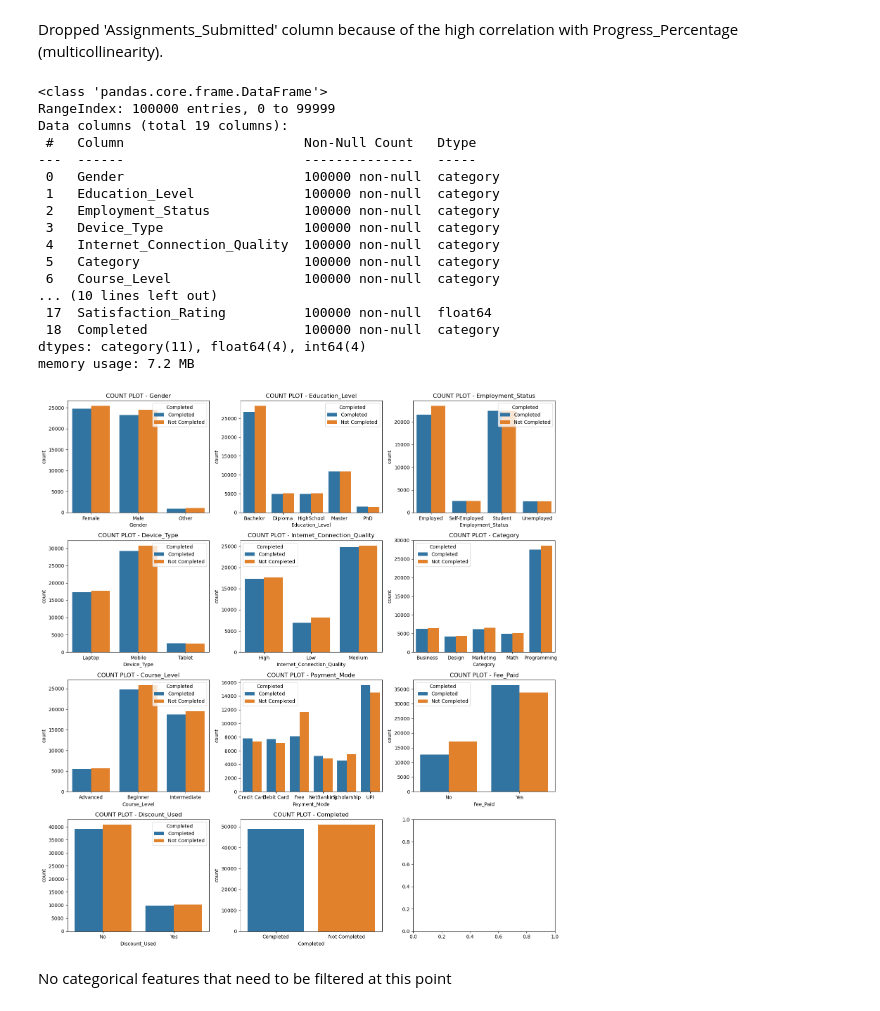
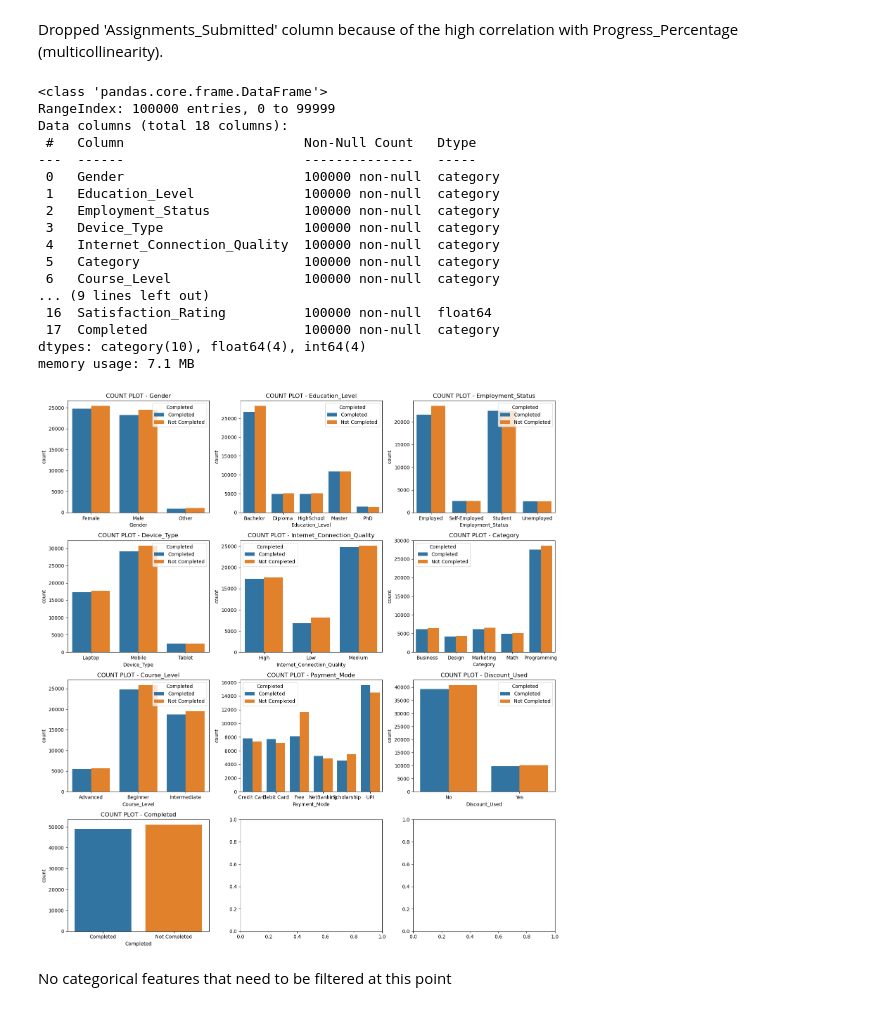
Before and after one commit to AkeemSemperDataScience/data3450-project-v1251-group_1, a Jupyter notebook: START_Project.ipynb, the cells around one changed output. Saved outputs shown, nothing was run; the diff lists cells and outputs as text; code cells hidden in the pictures.

```diff
--- a/START_Project.ipynb
+++ b/START_Project.ipynb
@@ -187,0 +212,2 @@ Dropped these columns because we believe they won't improve the predictive model
+# %%
+df2 = df2.drop(columns={'Fee_Paid'})
@@ -229,7 +257,7 @@ df2.info()
 # %% [output]
 <class 'pandas.core.frame.DataFrame'>
 RangeIndex: 100000 entries, 0 to 99999
-Data columns (total 19 columns):
+Data columns (total 18 columns):
  #   Column                       Non-Null Count   Dtype
 ---  ------                       --------------   -----
  0   Gender                       100000 non-null  category
@@ -239,29 +267,29 @@ Data columns (total 19 columns):
  4   Internet_Connection_Quality  100000 non-null  category
  5   Category                     100000 non-null  category
  6   Course_Level                 100000 non-null  category
-... (10 lines left out)
- 17  Satisfaction_Rating          100000 non-null  float64
- 18  Completed                    100000 non-null  category
-dtypes: category(11), float64(4), int64(4)
-memory usage: 7.2 MB
+... (9 lines left out)
+ 16  Satisfaction_Rating          100000 non-null  float64
+ 17  Completed                    100000 non-null  category
+dtypes: category(10), float64(4), int64(4)
+memory usage: 7.1 MB
 # %%
 # Explore data distribution, check for outliers - CATEGORICAL FEATURES
 
-sub_rows = (len(cat_list)+1) // 3                                           # Use length of columns as number of subplot rows
+sub_rows = len(cat_list) // 3 + 1                                           # Use length of columns as number of subplot rows
 sub_cols = 3                                                                # Number of subplot columns
 
 fig, ax = plt.subplots(sub_rows, sub_cols, figsize=(15,4*sub_rows))         # Create subplots based on number of columns in list
 ax = ax.flatten()
 
 for i, column in enumerate(cat_list):                                       # Loop through df (need index for plotting)
 
     sns.countplot(df2, x=column, ax=ax[i], hue='Completed')                 # Create count plots
     ax[i].set_title(f'COUNT PLOT - {column}')
     plt.tight_layout()
 
 plt.show()
 # %% [output]
-[figure, old version]
+[figure, new version]
 # %% [markdown]
 No categorical features that need to be filtered at this point
 # %%
```
Also changed, not shown: parts of 13 cells of this notebook.
